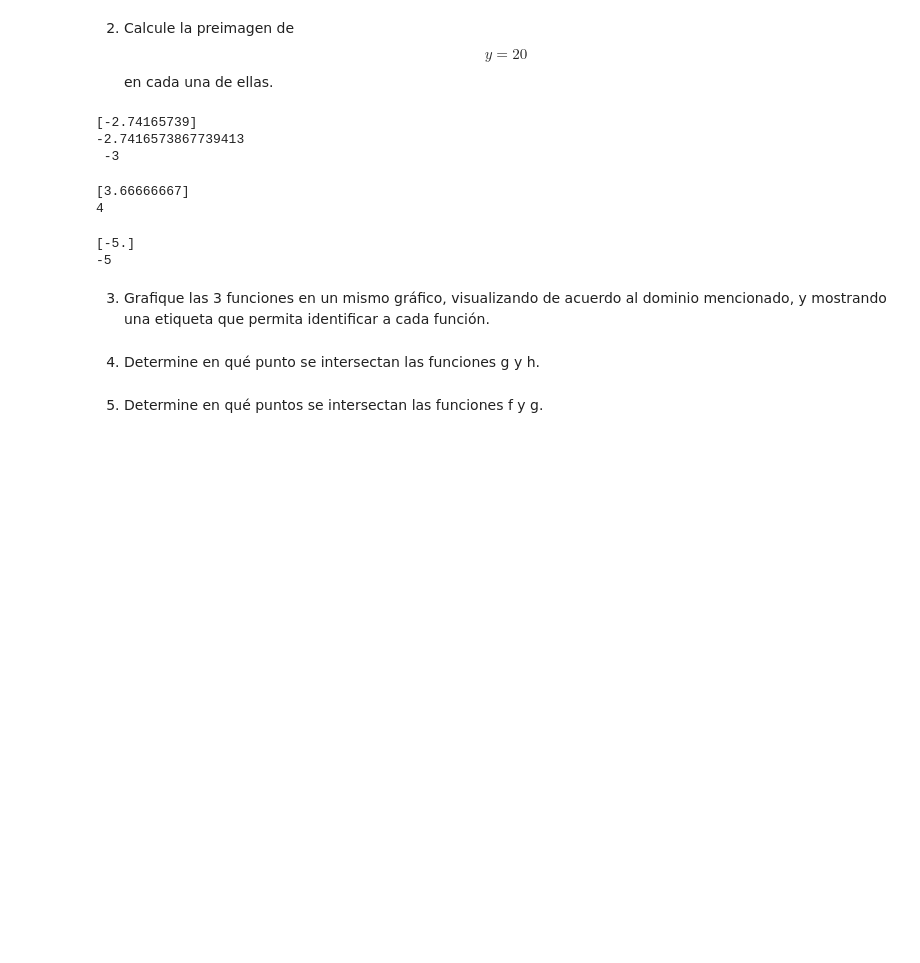
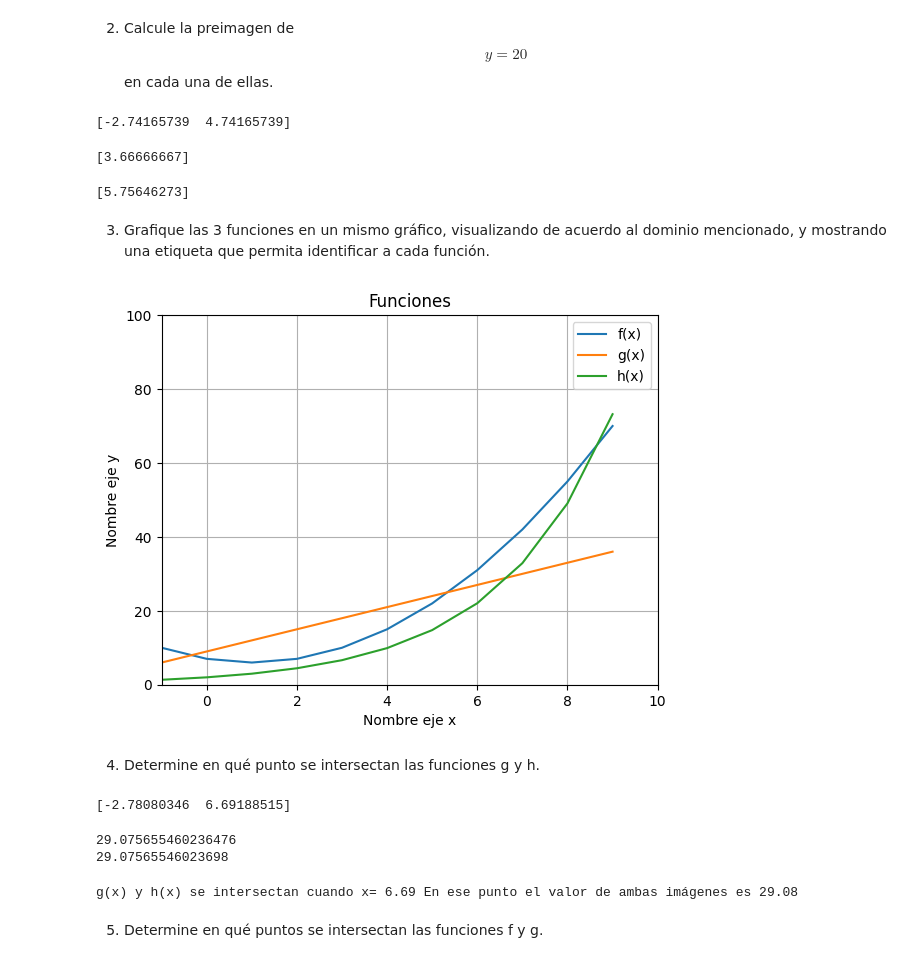
Before and after one commit to matikkkkk/PYTHOOON, a Jupyter notebook: matematicaApli/Practica_Funciones.ipynb, the cells around one changed output. Saved outputs shown, nothing was run; the diff lists cells and outputs as text; code cells hidden in the pictures; blank space fills up the shorter version.

```diff
--- a/matematicaApli/Practica_Funciones.ipynb
+++ b/matematicaApli/Practica_Funciones.ipynb
@@ -38,58 +38,74 @@ from scipy.optimize import fsolve
 def P(x):
     return F(x)-20
 
-x= np.linspace(-5, 30, 1)
+x= np.linspace(-1, 10, 2)
 sol = fsolve(P,x)
+
 print(sol)
-print(sol[0])
-print(f" {round(sol[0])}")
 # %% [output]
-[-2.74165739]
--2.7416573867739413
- -3
+[-2.74165739  4.74165739]
 # %%
 def L(x):
     return G(x)-20
 
 #Valor/es inicial/es de la aproximación
-xo = np.linspace(-5,30,1)
+xo = np.linspace(0,10,1)
 solucion = fsolve(L, xo)
 print(solucion)
-print(round(solucion[0]))
 #Recordar que "solucion" es un arreglo que puede tener uno o más valores
 # %% [output]
 [3.66666667]
-4
 # %%
 def V(x):
     return H(x)-20
 
 #Valor/es inicial/es de la aproximación
-xo = np.linspace(-5,30,1)
+xo = np.linspace(0,10,1)
 solucion = fsolve(V, xo)
 print(solucion)
-print(round(solucion[0]))
+
 
 #Recordar que "solucion" es un arreglo que puede tener uno o más valores
 # %% [output]
-[-5.]
--5
+[5.75646273]
 # %% [markdown]
 3. Grafique las 3 funciones en un mismo gráfico, visualizando de acuerdo al dominio mencionado, y mostrando una etiqueta que permita identificar a cada función.
 # %%
 
-import numpy as np
 import matplotlib.pyplot as plt
-x = np.arange(inicial,final,paso)
-plt.plot(x, f(x), label = 'f(x)')
-plt.axis([inicialx,finalx,inicialy,finaly])
-plt.title('Nombre del gráfico')
+x = np.arange(-1,10,1)
+plt.plot(x, F(x), label = 'f(x)')
+plt.plot(x, G(x), label = 'g(x)')
+plt.plot(x, H(x), label = 'h(x)')
+plt.axis([-1,10,0,100])
+plt.title('Funciones')
 plt.xlabel('Nombre eje x')
 plt.ylabel('Nombre eje y')
 plt.grid(True)
 plt.legend()
 plt.show()
+# %% [output]
+[figure, added]
 # %% [markdown]
 4. Determine en qué punto se intersectan las funciones g y h.
+# %%
+def a(t):
+    return G(t)-H(t)
+#Valor/es inicial/es de la aproximación
+xo =np.linspace(0,10,2) #2 soluciones pues también se juntan fuera del dominio, en los negativos.
+solucion = fsolve(a, xo)
+print(solucion)
+# %% [output]
+[-2.78080346  6.69188515]
+# %%
+print(H(solucion[1]))
+print(G(solucion[1]))
+# %% [output]
+29.075655460236476
+29.07565546023698
+# %%
+print("g(x) y h(x) se intersectan cuando x=",round(solucion[1],2),"En ese punto el valor de ambas imágenes es",round(H(solucion[1]),2))
+# %% [output]
+g(x) y h(x) se intersectan cuando x= 6.69 En ese punto el valor de ambas imágenes es 29.08
 # %% [markdown]
 5. Determine en qué puntos se intersectan las funciones f y g.
```
Also changed, not shown: parts of 3 cells of this notebook.
